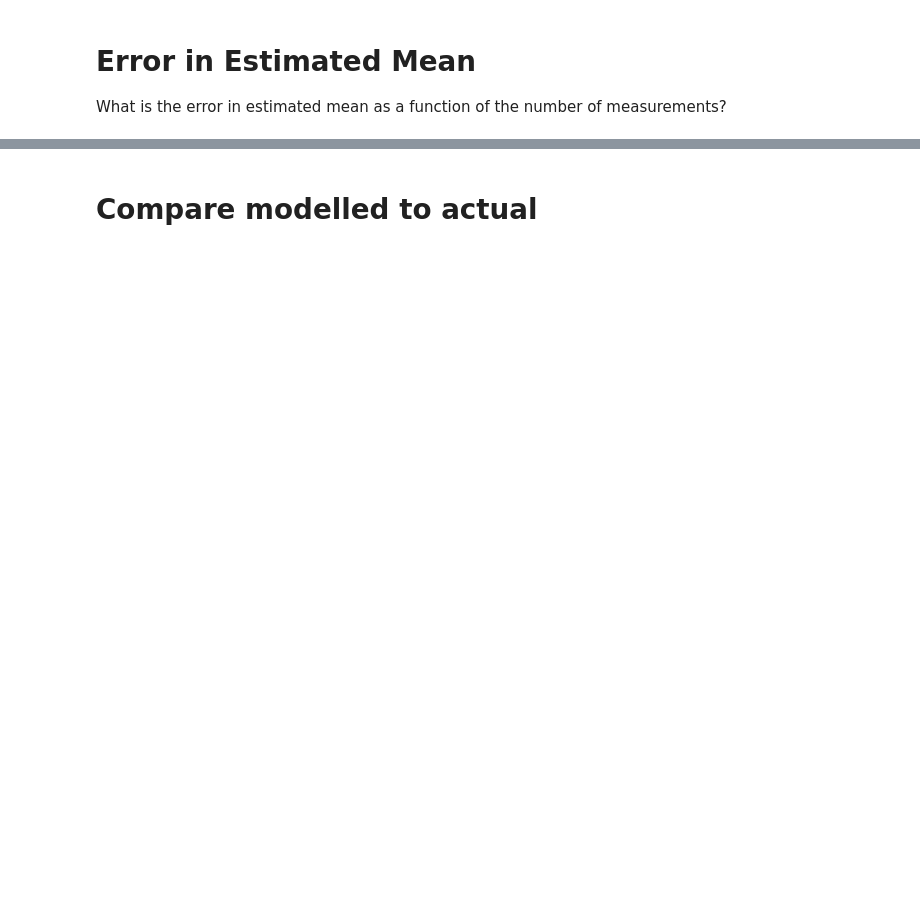
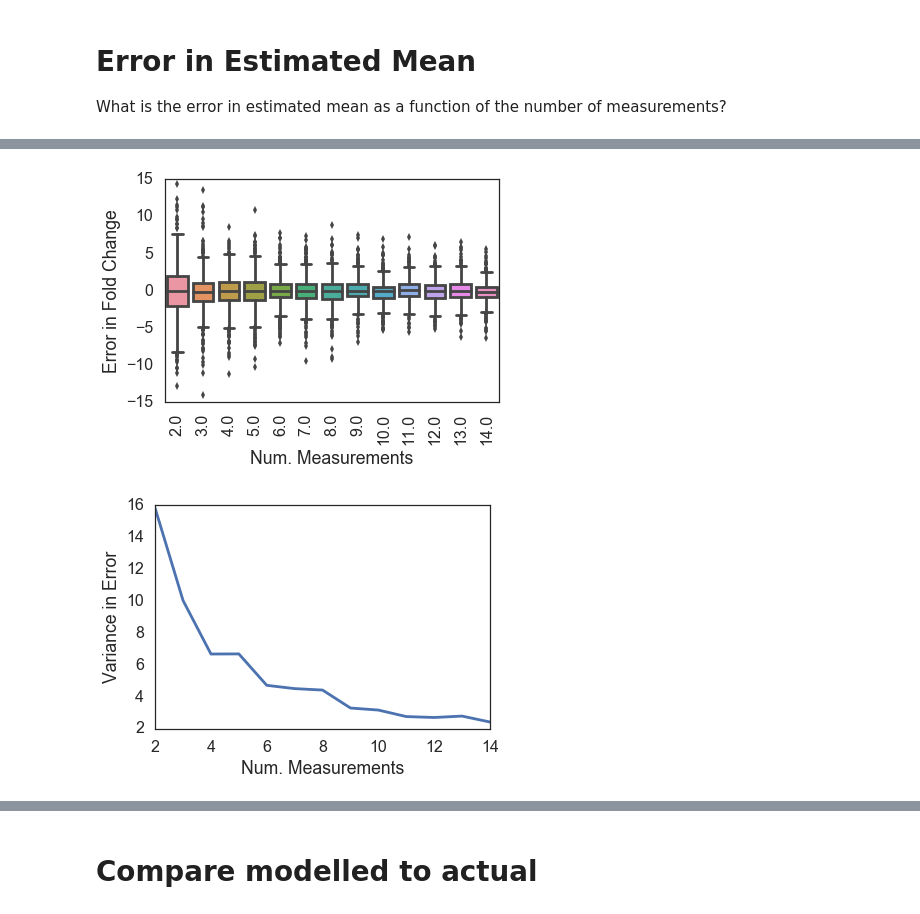
Before and after one commit to ericmjl/bayesian-measurement-paper, a Jupyter notebook: notebooks/simple-96-well.ipynb, the cells around one changed output, grey strips where cells are left out. Cells and saved outputs as stored; diff of their text form; code cells hidden in the pictures; blank space fills up the shorter version.

```diff
--- a/notebooks/simple-96-well.ipynb
+++ b/notebooks/simple-96-well.ipynb
@@ -114,8 +144,21 @@ errors_df.head()
 # %%
 if n_genotypes >= 500:
     sns.boxplot(data=errors_df, x='num_measurements', y='error_means')
+    ax = plt.gca()
+    labels = ax.get_xticklabels()
+    # plt.xticks(x=sorted(list(set(errors_df['num_measurements']))), )
+    plt.xticks(rotation=90)
+    plt.ylabel('Error in Fold Change')
+    plt.xlabel('Num. Measurements')
+    plt.savefig('../figures/error-means.pdf', bbox_inches='tight')
+
     errors_df.groupby('num_measurements').var().plot(legend=False)
-    plt.ylabel('var(error)')
+    plt.ylabel('Variance in Error')
+    plt.xlabel('Num. Measurements')
+    plt.savefig('../figures/var-error-means.pdf', bbox_inches='tight')
+# %% [output]
+[figure, added]
+[figure, added]
 # %%
 (trace['fold'].mean(axis=0) - means).mean()
 # %% [output]
```
Also changed, not shown: parts of 19 cells of this notebook, 1 other file.
